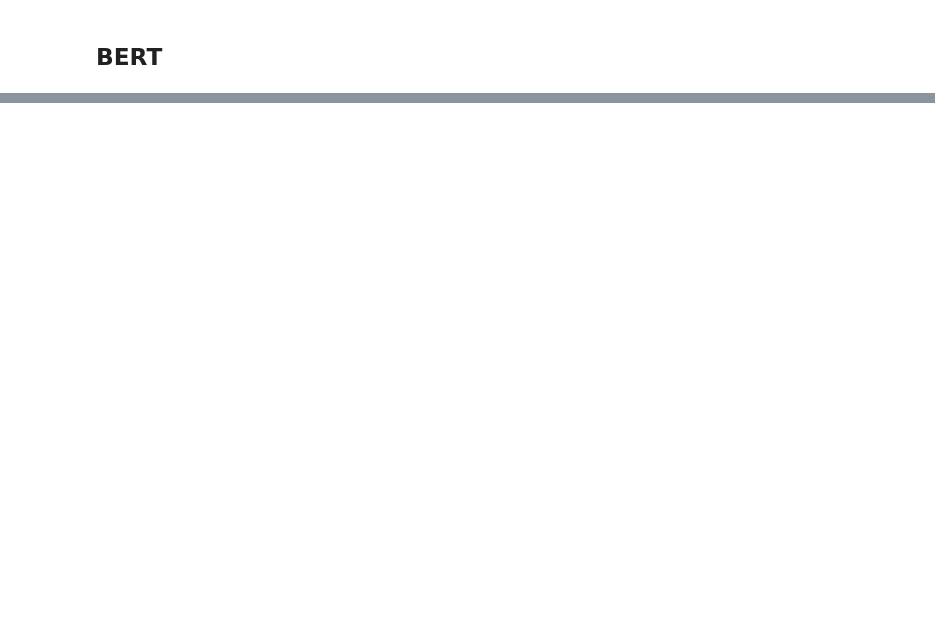
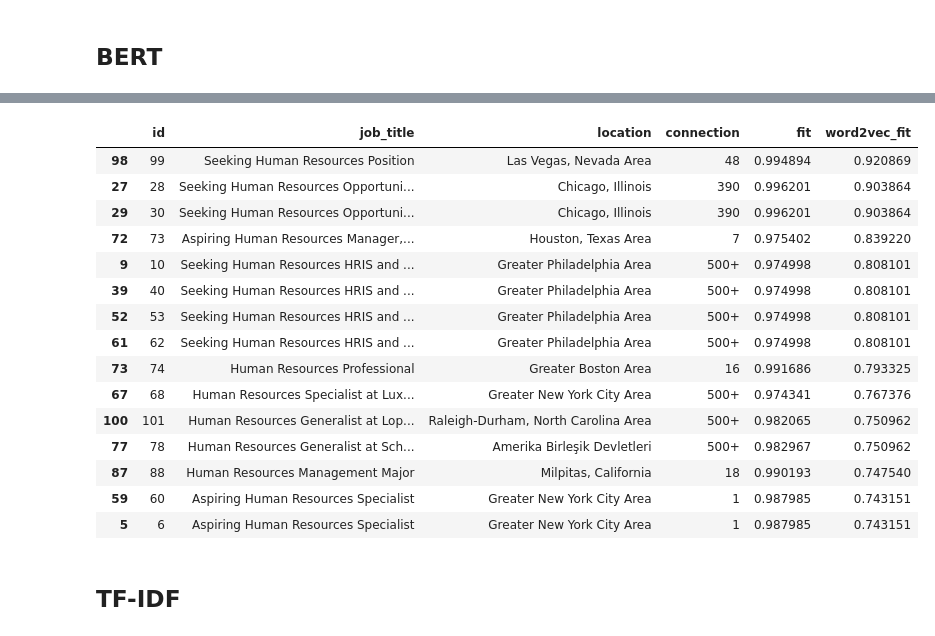
Before and after one commit to c-woo/Potential-Talents, a Jupyter notebook: Untitled.ipynb, the cells around one changed output, grey strips where cells are left out. Saved outputs shown, nothing was run; the diff lists cells and outputs as text; code cells hidden in the pictures; blank space fills up the shorter version.

```diff
--- a/Untitled.ipynb
+++ b/Untitled.ipynb
@@ -166 +207,22 @@ test_df
 104 rows × 5 columns
+# %%
+test_df.sort_values(by=['word2vec_fit'], ascending=False).head(15)
+# %% [output]
+|  | id | job_title | location | connection | fit | word2vec_fit |
+| 98 | 99 | Seeking Human Resources Position | Las Vegas, Nevada Area | 48 | 0.994894 | 0.920869 |
+| 27 | 28 | Seeking Human Resources Opportuni... | Chicago, Illinois | 390 | 0.996201 | 0.903864 |
+| 29 | 30 | Seeking Human Resources Opportuni... | Chicago, Illinois | 390 | 0.996201 | 0.903864 |
+| 72 | 73 | Aspiring Human Resources Manager,... | Houston, Texas Area | 7 | 0.975402 | 0.839220 |
+| 9 | 10 | Seeking Human Resources HRIS and ... | Greater Philadelphia Area | 500+ | 0.974998 | 0.808101 |
+| 39 | 40 | Seeking Human Resources HRIS and ... | Greater Philadelphia Area | 500+ | 0.974998 | 0.808101 |
+| 52 | 53 | Seeking Human Resources HRIS and ... | Greater Philadelphia Area | 500+ | 0.974998 | 0.808101 |
+| 61 | 62 | Seeking Human Resources HRIS and ... | Greater Philadelphia Area | 500+ | 0.974998 | 0.808101 |
+| 73 | 74 | Human Resources Professional | Greater Boston Area | 16 | 0.991686 | 0.793325 |
+| 67 | 68 | Human Resources Specialist at Lux... | Greater New York City Area | 500+ | 0.974341 | 0.767376 |
+| 100 | 101 | Human Resources Generalist at Lop... | Raleigh-Durham, North Carolina Area | 500+ | 0.982065 | 0.750962 |
+| 77 | 78 | Human Resources Generalist at Sch... | Amerika Birleşik Devletleri | 500+ | 0.982967 | 0.750962 |
+| 87 | 88 | Human Resources Management Major | Milpitas, California | 18 | 0.990193 | 0.747540 |
+| 59 | 60 | Aspiring Human Resources Specialist | Greater New York City Area | 1 | 0.987985 | 0.743151 |
+| 5 | 6 | Aspiring Human Resources Specialist | Greater New York City Area | 1 | 0.987985 | 0.743151 |
+# %% [markdown]
+## TF-IDF
```
Also changed, not shown: parts of 24 cells of this notebook.
